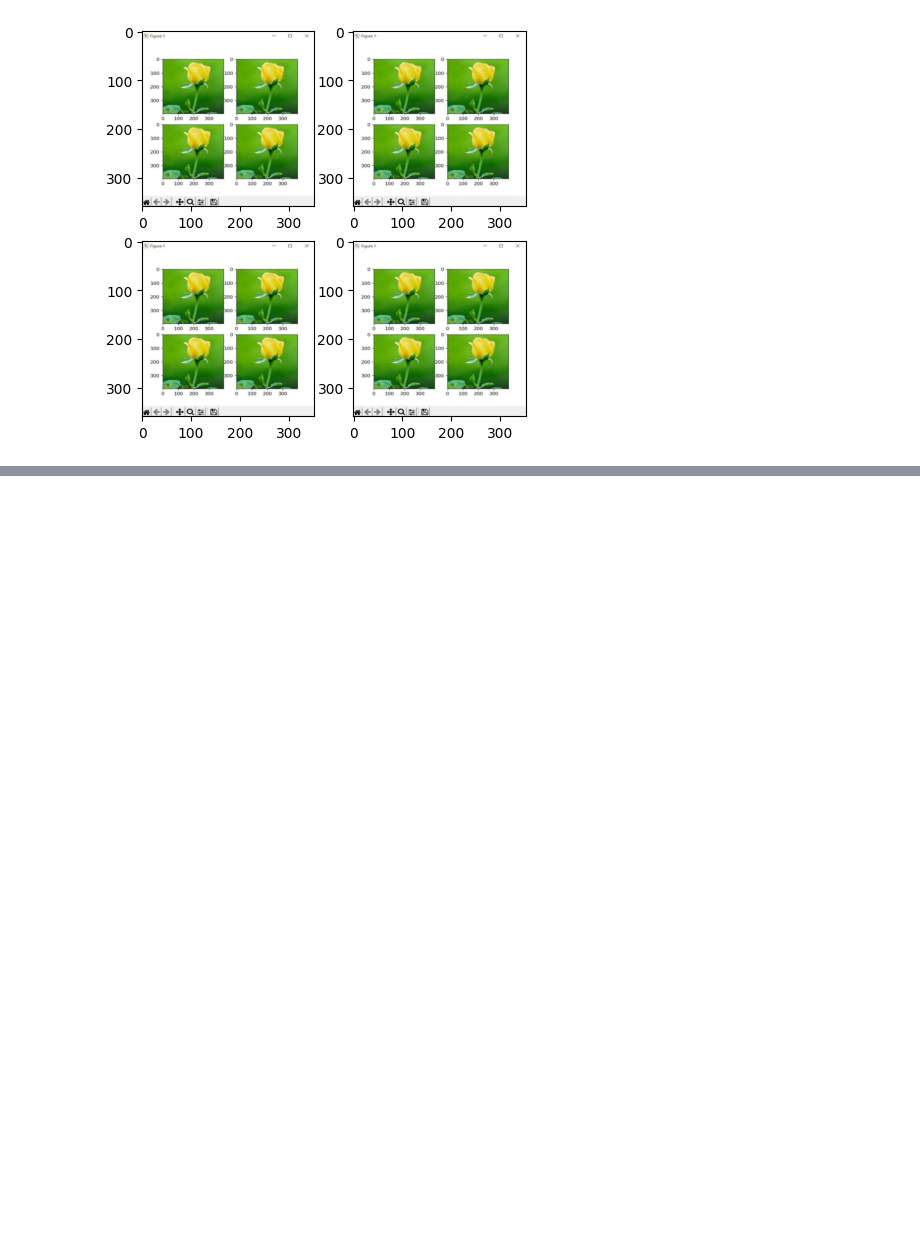
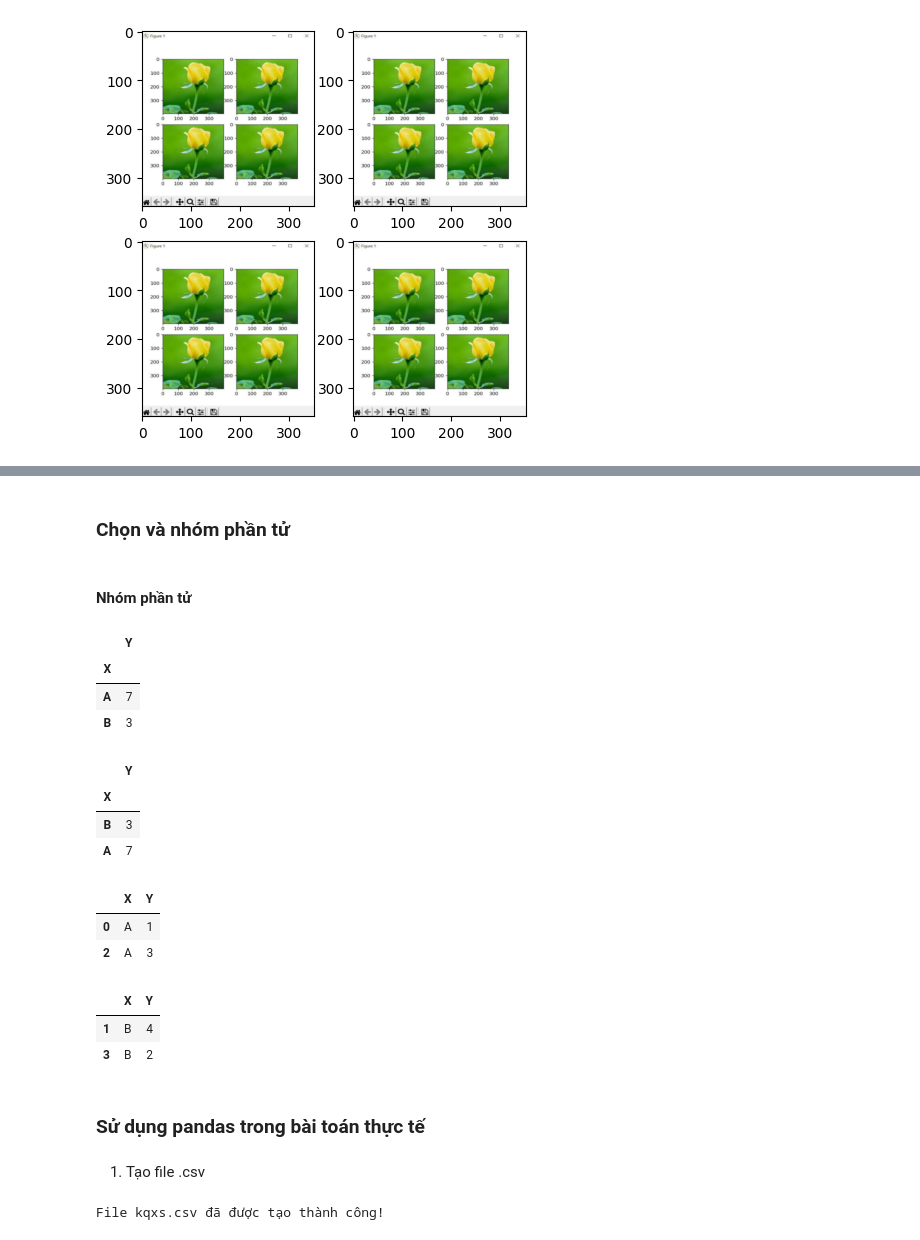
Before and after one commit to nganvtt74/sgu25_data_analytics, a Jupyter notebook: exercises/lab2/slide_Python-Numpy-Matplotlib-Pandas_code.ipynb, the cells around one changed output, grey strips where cells are left out. Drawn from its saved outputs; the diff is of its cells as text; code cells hidden in the pictures; blank space fills up the shorter version.

```diff
--- a/exercises/lab2/slide_Python-Numpy-Matplotlib-Pandas_code.ipynb
+++ b/exercises/lab2/slide_Python-Numpy-Matplotlib-Pandas_code.ipynb
@@ -1505,0 +1818,74 @@ plt.savefig('1.pdf')
+# %% [markdown]
+### Chọn và nhóm phần tử
+# %% [markdown]
+#### Nhóm phần tử
+# %%
+df2 = pd.DataFrame({'X' : ['B', 'B', 'A', 'A'], 'Y' : [1, 2, 3, 4]})
+df2.groupby(['X']).sum()
+# %% [output]
+|  | Y |
+| X |  |
+| A | 7 |
+| B | 3 |
+# %%
+df2.groupby(['X'], sort=False).sum()
+# %% [output]
+|  | Y |
+| X |  |
+| B | 3 |
+| A | 7 |
+# %%
+df3 = pd.DataFrame({'X' : ['A', 'B', 'A', 'B'], 'Y' :
+[1, 4, 3, 2]})
+df3.groupby(['X']).get_group('A')
+# %% [output]
+|  | X | Y |
+| 0 | A | 1 |
+| 2 | A | 3 |
+# %%
+df3.groupby(['X']).get_group('B')
+# %% [output]
+|  | X | Y |
+| 1 | B | 4 |
+| 3 | B | 2 |
+# %% [markdown]
+### Sử dụng pandas trong bài toán thực tế
+# %% [markdown]
+1. Tạo file .csv
+# %%
+import csv
+import random
+from datetime import datetime, timedelta
+
+# Tên file
+filename = "kqxs.csv"
+
+# Ngày bắt đầu và kết thúc
+start_date = datetime(2000, 1, 1)
+end_date = datetime(2018, 5, 21)
+
+# Giả lập ngày xổ số (mỗi năm có 4 ngày quay, ví dụ 1/1, 1/4, 1/7, 1/10)
+dates = []
+current = start_date
+while current <= end_date:
+    year = current.year
+    for month_day in [(1,1), (4,1), (7,1), (10,1)]:
+        d = datetime(year, month_day[0], month_day[1])
+        if d <= end_date:
+            dates.append(d)
+    current = datetime(year+1, 1, 1)
+
+# Ghi file CSV
+with open(filename, mode='w', newline='') as file:
+    writer = csv.writer(file)
+    writer.writerow(["Ngay", "So"])  # header
+    for d in dates:
+        # Giả lập số độc đắc (1-99999), bỏ số 0 ở đầu
+        number = str(random.randint(0, 99999)).lstrip('0')
+        if number == "":
+            number = "0"
+        writer.writerow([d.strftime("%Y-%m-%d"), number])
+
+print(f"File {filename} đã được tạo thành công!")
+# %% [output]
+File kqxs.csv đã được tạo thành công!
```
Also changed, not shown: parts of 41 cells of this notebook.
